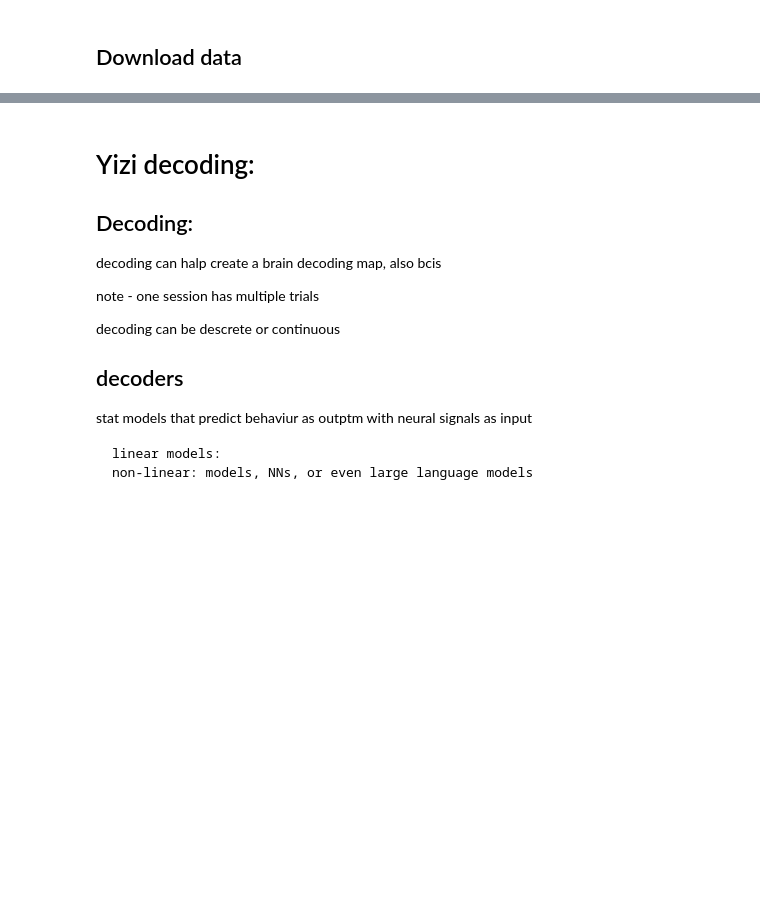
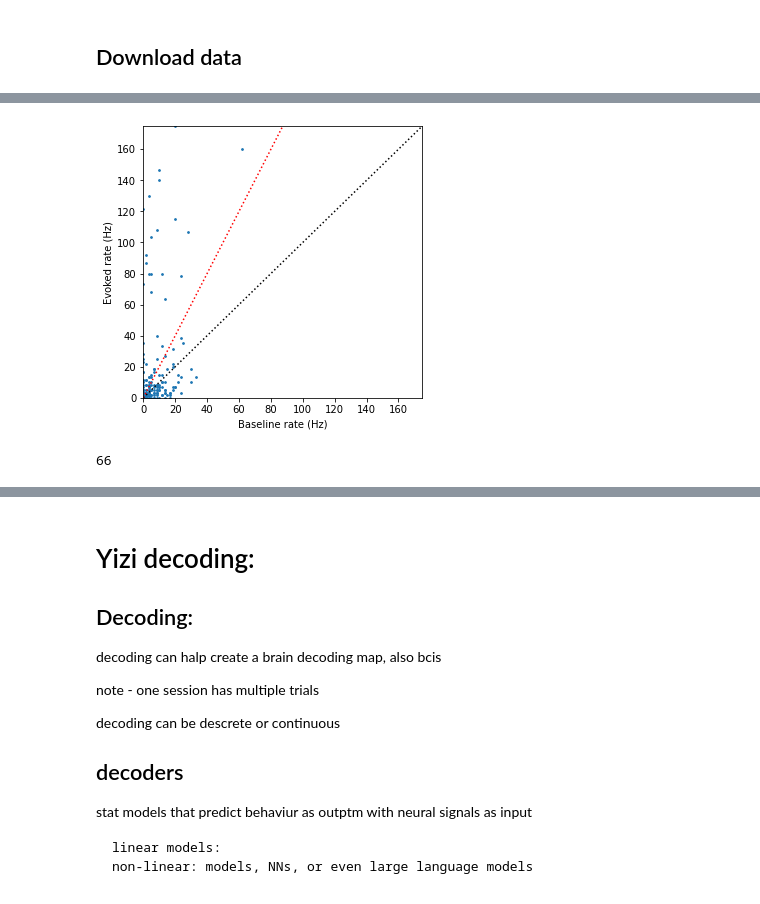
Before and after one commit to N0AHt/optotagging, a Jupyter notebook: make_optotag_dataset.ipynb, the cells around one changed output, grey strips where cells are left out. Drawn from its saved outputs; the diff is of its cells as text; code cells hidden in the pictures; blank space fills up the shorter version.

```diff
--- a/make_optotag_dataset.ipynb
+++ b/make_optotag_dataset.ipynb
@@ -5,0 +160,9 @@ Vip, sst, pvalb, wildtype
+# %%
+#calculate firing rate:
+baseline = da.sel(time_relative_to_stimulus_onset=slice(-0.01,-0.002))
+
+baseline_rate = baseline.sum(dim='time_relative_to_stimulus_onset').mean(dim='trial_id') / 0.008
+
+evoked = da.sel(time_relative_to_stimulus_onset=slice(0.001,0.009))
+
+evoked_rate = evoked.sum(dim='time_relative_to_stimulus_onset').mean(dim='trial_id') / 0.008
@@ -5,0 +171,15 @@ Vip, sst, pvalb, wildtype
+# %%
+plt.figure(figsize=(5,5))
+
+plt.scatter(baseline_rate, evoked_rate, s=3)
+
+axis_limit = 175
+plt.plot([0,axis_limit],[0,axis_limit], ':k')
+plt.plot([0,axis_limit],[0,axis_limit*2], ':r')
+plt.xlim([0,axis_limit])
+plt.ylim([0,axis_limit])
+
+plt.xlabel('Baseline rate (Hz)')
+_ = plt.ylabel('Evoked rate (Hz)')
+# %% [output]
+[figure, added]
@@ -5,0 +188,5 @@ Vip, sst, pvalb, wildtype
+# %%
+cre_pos_units = da.unit_id[(evoked_rate / (baseline_rate + 1)) > 2].values
+print(len(cre_pos_units))
+# %% [output]
+66
```
Also changed, not shown: parts of 32 cells of this notebook, 1 other file.
